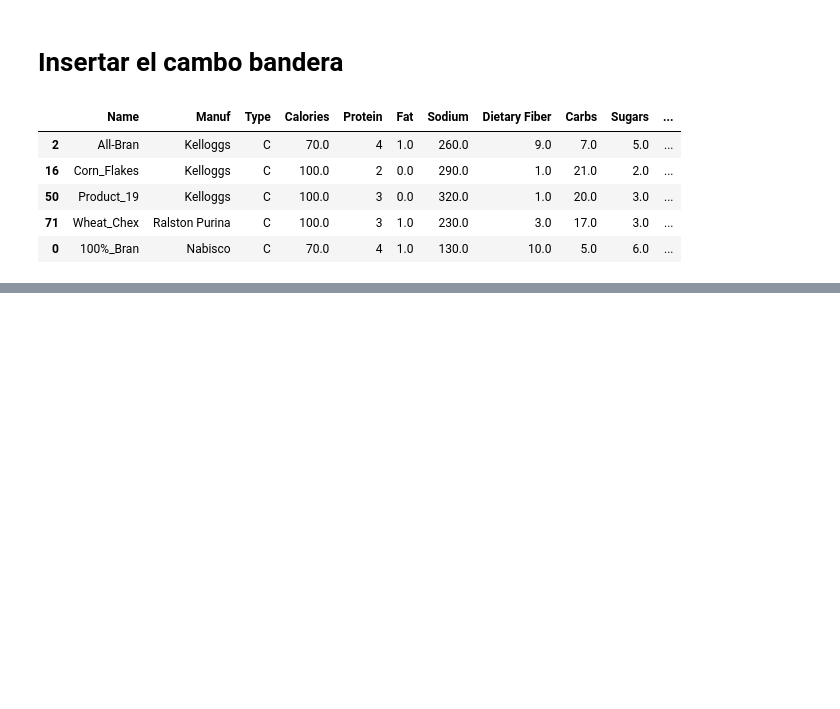
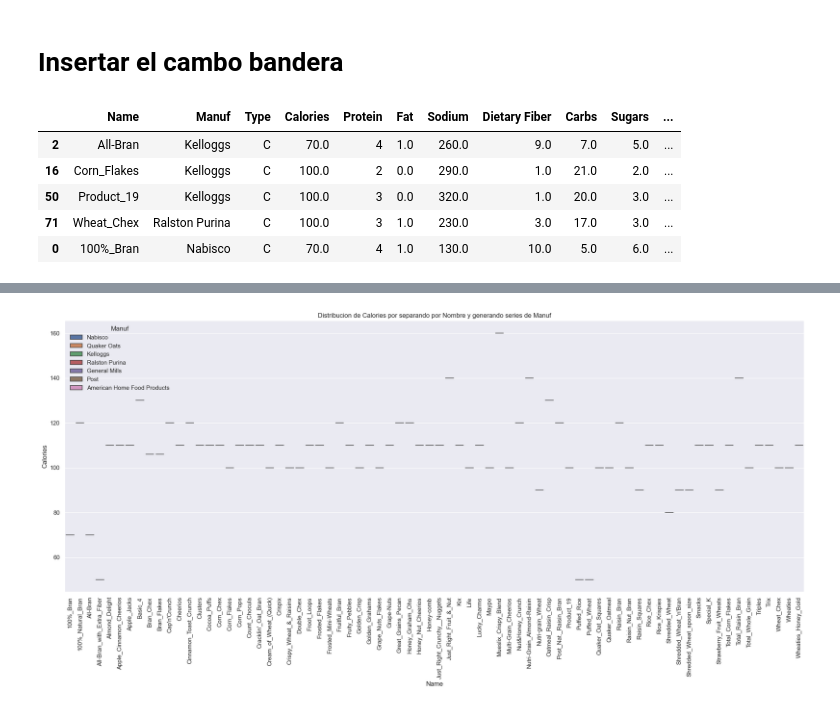
Before and after one commit to Kevin12-0/python-practics, a Jupyter notebook: ejecicios/notebook.ipynb, the cells around one changed output, grey strips where cells are left out. Drawn from its saved outputs; the diff is of its cells as text; code cells hidden in the pictures; blank space fills up the shorter version.

```diff
--- a/ejecicios/notebook.ipynb
+++ b/ejecicios/notebook.ipynb
@@ -706,0 +743,20 @@ DFConcateando.head()
+# %%
+sns.set_theme(style="darkgrid")
+# %%
+plt.figure(figsize=(20, 10))
+sns.violinplot(x="Name", y="Calories", hue="Manuf", data=DFCereal, split=True)
+""" configuraciones adicionales para el grafico """
+plt.title(
+    "Distribucion de Calories por separando por Nombre y generando series de Manuf"
+)
+plt.xlabel("Name")
+plt.ylabel("Calories")
+plt.legend(title="Manuf")
+
+""" mostrar el grafico desarrollado """
+
+plt.xticks(rotation=90)
+plt.tight_layout()
+plt.show()
+# %% [output]
+[figure, added]
```
Also changed, not shown: parts of 7 cells of this notebook.
